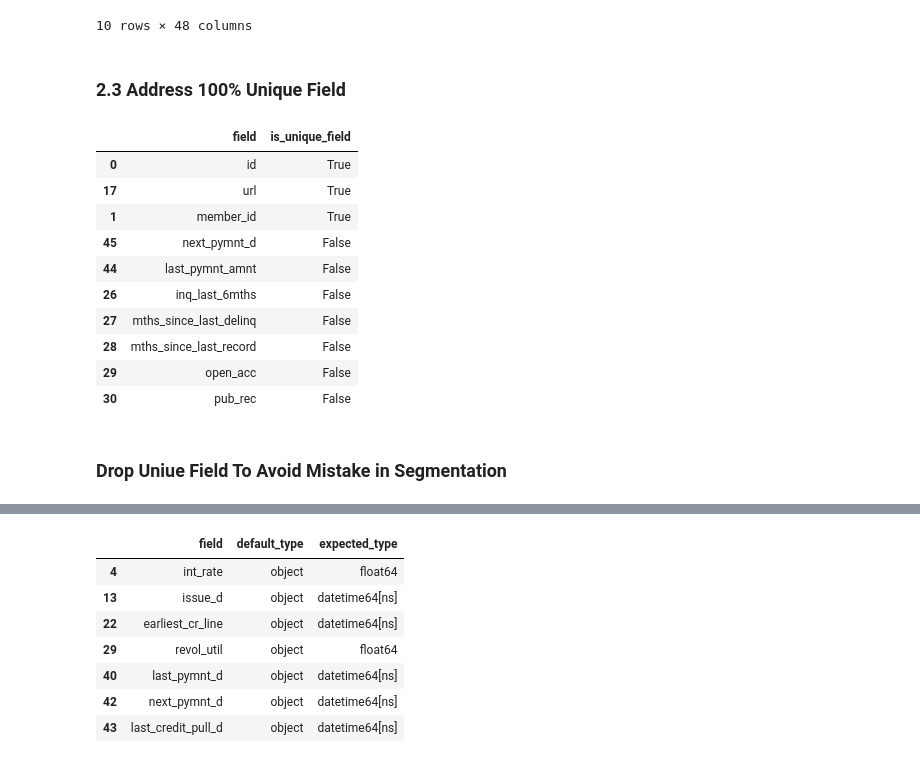
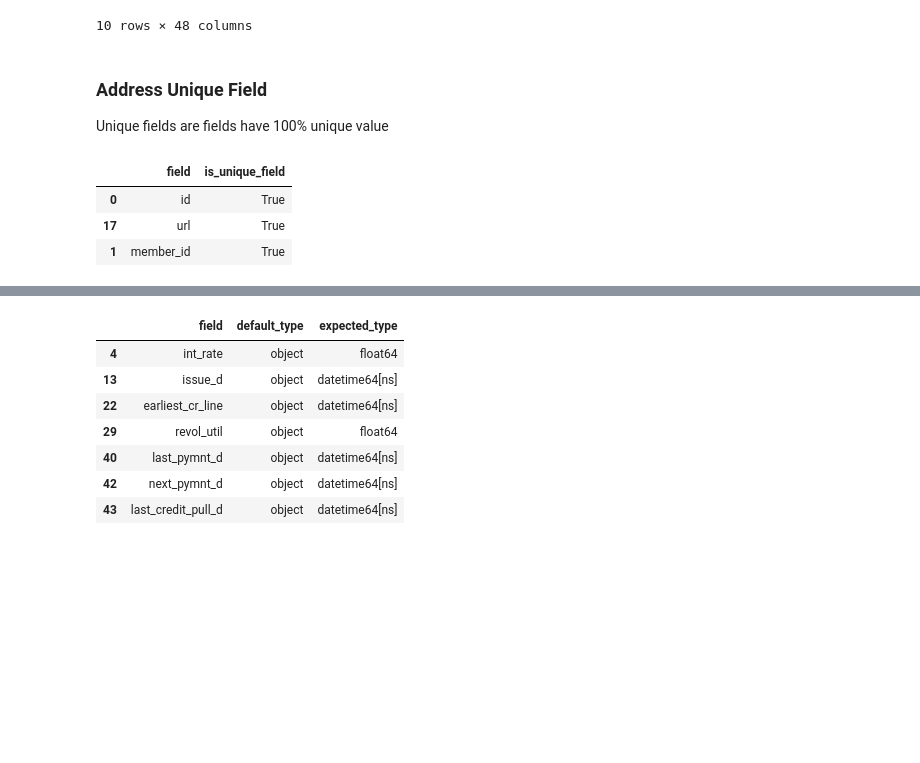
Before and after one commit to irish-luong/LandingClubCaseStudy, a Jupyter notebook: lending_club_case_study.ipynb, the cells around one changed output, grey strips where cells are left out. Cells and saved outputs as stored; diff of their text form; code cells hidden in the pictures; blank space fills up the shorter version.

```diff
--- a/lending_club_case_study.ipynb
+++ b/lending_club_case_study.ipynb
@@ -464,0 +189,7 @@ Name: last_credit_pull_d, Length: 39717, dtype: object
+# %%
+# Handle missing value for 15 fields
+# We will review column by column to understand business logic behind that field to
+# chose the suitable fillna soluton
+
+# We will fill all missing value in field "tax_liens" with 0
+df["tax_liens"] = df["tax_liens"].fillna(0)
@@ -517,26 +250,18 @@ df.head(10)
 | 8 | 1071795 | 1306957 | 5600 | 5600 | 5600.0 | 60 months | 21.28% | 152.39 | F | ... |
 | 9 | 1071570 | 1306721 | 5375 | 5375 | 5350.0 | 60 months | 12.69% | 121.45 | B | ... |
 10 rows × 48 columns
-# %% [markdown]
-### 2.3 Address 100% Unique Field
+# %% [markdown]
+### Address Unique Field
+Unique fields are fields have 100% unique value
 # %%
 unique_df = df.nunique() == len(df)
 unique_df = unique_df.to_frame(name='is_unique_field')
 unique_df = unique_df.reset_index()
 unique_df = unique_df.rename(columns={'index': 'field'}).sort_values(by='is_unique_field', ascending=False)
-unique_df.head(10)
+unique_df[unique_df["is_unique_field"] == True].head()
 # %% [output]
 |  | field | is_unique_field |
 | 0 | id | True |
 | 17 | url | True |
 | 1 | member_id | True |
-| 45 | next_pymnt_d | False |
-| 44 | last_pymnt_amnt | False |
-| 26 | inq_last_6mths | False |
-| 27 | mths_since_last_delinq | False |
-| 28 | mths_since_last_record | False |
-| 29 | open_acc | False |
-| 30 | pub_rec | False |
-# %% [markdown]
-### Drop Uniue Field To Avoid Mistake in Segmentation
 # %%
```
Also changed, not shown: parts of 61 cells of this notebook, 4 other files.
